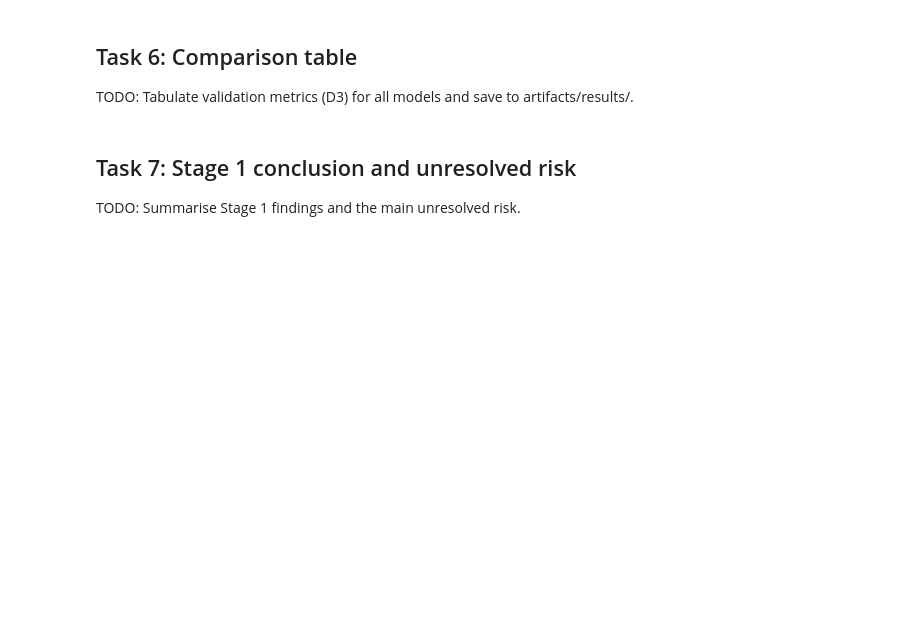
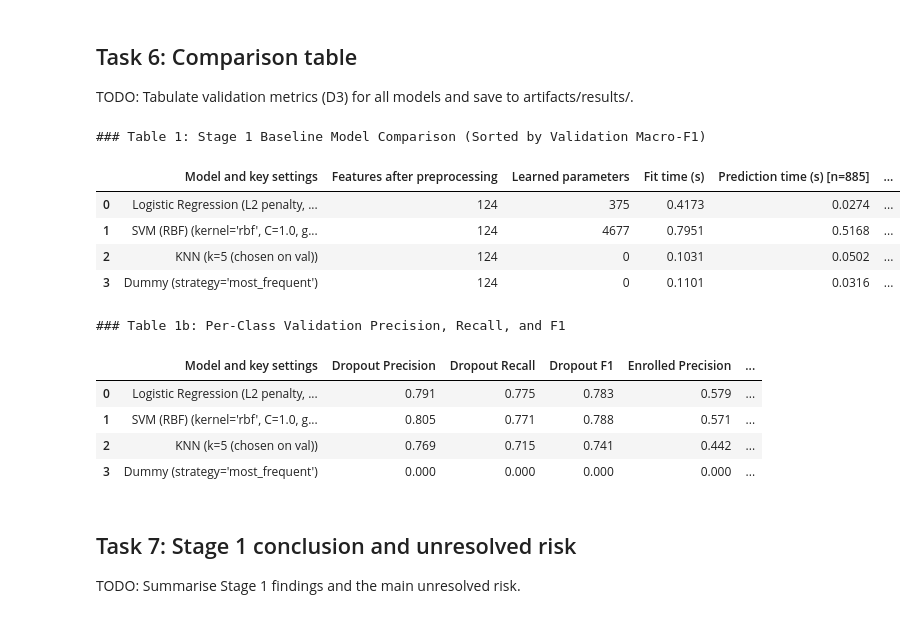
Before and after one commit to mremani11/DS3000-Project, a Jupyter notebook: DS3000_Project_Group03.ipynb, the cells around one changed output. Cells and saved outputs as stored; diff of their text form; code cells hidden in the pictures; blank space fills up the shorter version.

Commit message:
Task 5 and 6: Add baselines, confusion matrix, Table 1 comparison, and results CSVs

```diff
--- a/DS3000_Project_Group03.ipynb
+++ b/DS3000_Project_Group03.ipynb
@@ -1083,6 +1097,79 @@ if INCLUDE_TEST_IN_STAGE1:
 ## Task 6: Comparison table
 
 TODO: Tabulate validation metrics (D3) for all models and save to artifacts/results/.
+# %%
+dummy_val_f1 = next(r["Val Macro-F1"] for r in results_list if r["Model"] == "Dummy")
+pred_time_col = f"Prediction time (s) [n={len(X_val)}]"
+
+for r in results_list:
+    r["Improvement over dummy (Macro-F1 pts)"] = r["Val Macro-F1"] - dummy_val_f1
+
+df_all = pd.DataFrame(results_list).sort_values(by="Val Macro-F1", ascending=False).reset_index(drop=True)
+
+table1_cols = [
+    "Model and key settings",
+    "Features after preprocessing",
+    "Learned parameters",
+    "Fit time (s)",
+    pred_time_col,
+    "Val Macro-F1",
+    "Val Accuracy",
+    "Val Balanced Accuracy",
+    "Improvement over dummy (Macro-F1 pts)",
+]
+
+if INCLUDE_TEST_IN_STAGE1:
+    table1_cols += ["Test Macro-F1", "Test Accuracy"]
+
+table1_cols.append("Seed")
+
+table1_df = df_all[table1_cols].copy()
+
+metric_cols = [
+    "Val Macro-F1", "Val Accuracy", "Val Balanced Accuracy",
+    "Improvement over dummy (Macro-F1 pts)"
+]
+if INCLUDE_TEST_IN_STAGE1:
+    metric_cols += ["Test Macro-F1", "Test Accuracy"]
+
+table1_df[metric_cols] = table1_df[metric_cols].round(3)
+table1_df[["Fit time (s)", pred_time_col]] = table1_df[["Fit time (s)", pred_time_col]].round(4)
+
+per_class_cols = ["Model and key settings"]
+for cls in CLASS_NAMES:
+    per_class_cols += [f"precision_{cls}", f"recall_{cls}", f"f1_{cls}"]
+
+per_class_df = df_all[per_class_cols].copy()
+per_class_df.columns = [
+    "Model and key settings" if c == "Model and key settings"
+    else f"{c.split('_')[1]} {c.split('_')[0].capitalize()}"
+    for c in per_class_cols
+]
+per_class_df = per_class_df.round(3)
+
+# Save tables to artifacts/results/ for Stage 2
+os.makedirs("artifacts/results", exist_ok=True)
+table1_df.to_csv("artifacts/results/stage1_table1_baselines.csv", index=False)
+per_class_df.to_csv("artifacts/results/stage1_per_class_metrics.csv", index=False)
+
+print("### Table 1: Stage 1 Baseline Model Comparison (Sorted by Validation Macro-F1)")
+display(table1_df)
+
+print("\n### Table 1b: Per-Class Validation Precision, Recall, and F1")
+display(per_class_df)
+# %% [output]
+### Table 1: Stage 1 Baseline Model Comparison (Sorted by Validation Macro-F1)
+|  | Model and key settings | Features after preprocessing | Learned parameters | Fit time (s) | Prediction time (s) [n=885] | ... |
+| 0 | Logistic Regression (L2 penalty, ... | 124 | 375 | 0.4173 | 0.0274 | ... |
+| 1 | SVM (RBF) (kernel='rbf', C=1.0, g... | 124 | 4677 | 0.7951 | 0.5168 | ... |
+| 2 | KNN (k=5 (chosen on val)) | 124 | 0 | 0.1031 | 0.0502 | ... |
+| 3 | Dummy (strategy='most_frequent') | 124 | 0 | 0.1101 | 0.0316 | ... |
+### Table 1b: Per-Class Validation Precision, Recall, and F1
+|  | Model and key settings | Dropout Precision | Dropout Recall | Dropout F1 | Enrolled Precision | ... |
+| 0 | Logistic Regression (L2 penalty, ... | 0.791 | 0.775 | 0.783 | 0.579 | ... |
+| 1 | SVM (RBF) (kernel='rbf', C=1.0, g... | 0.805 | 0.771 | 0.788 | 0.571 | ... |
+| 2 | KNN (k=5 (chosen on val)) | 0.769 | 0.715 | 0.741 | 0.442 | ... |
+| 3 | Dummy (strategy='most_frequent') | 0.000 | 0.000 | 0.000 | 0.000 | ... |
 # %% [markdown]
 ## Task 7: Stage 1 conclusion and unresolved risk
 
```
Also changed, not shown: parts of 5 cells of this notebook, 2 other files.
